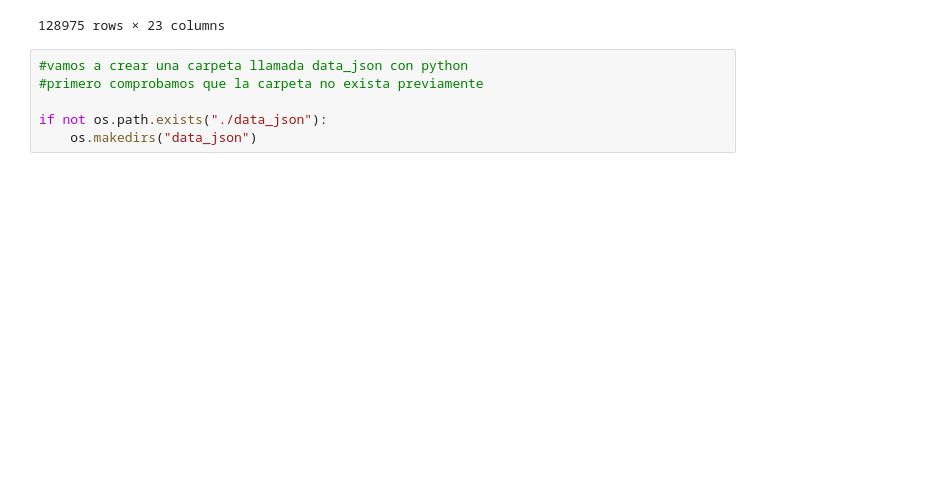
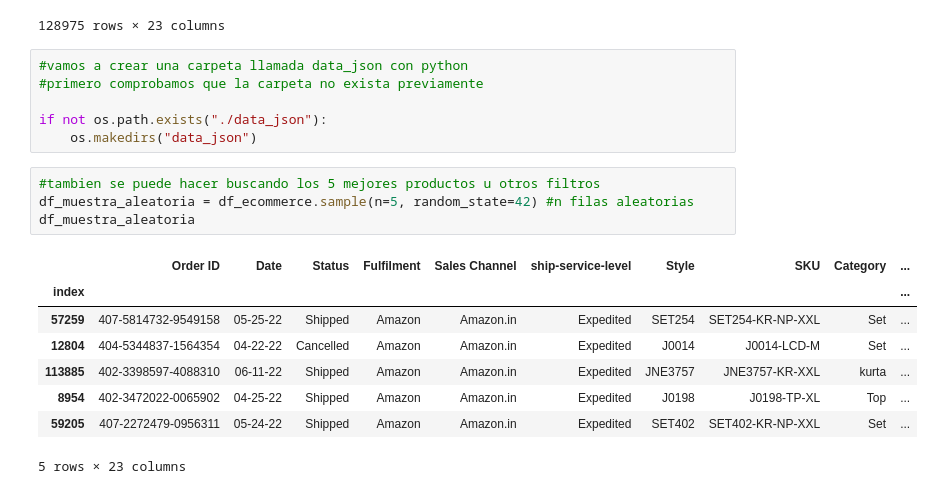
Before and after one commit to sofiagoszko/practicas-analisis-datos, a Jupyter notebook: python/PythonClase10-Nulos-Archivos/PythonClase10-Pandas-ManejoDeArchivos.ipynb, the cells around one changed output. Saved outputs shown, nothing was run; the diff lists cells and outputs as text; blank space fills up the shorter version.

```diff
--- a/python/PythonClase10-Nulos-Archivos/PythonClase10-Pandas-ManejoDeArchivos.ipynb
+++ b/python/PythonClase10-Nulos-Archivos/PythonClase10-Pandas-ManejoDeArchivos.ipynb
@@ -461,3 +461,16 @@ df_ecommerce
 
 if not os.path.exists("./data_json"):
     os.makedirs("data_json")
+# %%
+#tambien se puede hacer buscando los 5 mejores productos u otros filtros
+df_muestra_aleatoria = df_ecommerce.sample(n=5, random_state=42) #n filas aleatorias
+df_muestra_aleatoria
+# %% [output]
+|  | Order ID | Date | Status | Fulfilment | Sales Channel | ship-service-level | Style | SKU | Category | ... |
+| index |  |  |  |  |  |  |  |  |  | ... |
+| 57259 | 407-5814732-9549158 | 05-25-22 | Shipped | Amazon | Amazon.in | Expedited | SET254 | SET254-KR-NP-XXL | Set | ... |
+| 12804 | 404-5344837-1564354 | 04-22-22 | Cancelled | Amazon | Amazon.in | Expedited | J0014 | J0014-LCD-M | Set | ... |
+| 113885 | 402-3398597-4088310 | 06-11-22 | Shipped | Amazon | Amazon.in | Expedited | JNE3757 | JNE3757-KR-XXL | kurta | ... |
+| 8954 | 402-3472022-0065902 | 04-25-22 | Shipped | Amazon | Amazon.in | Expedited | J0198 | J0198-TP-XL | Top | ... |
+| 59205 | 407-2272479-0956311 | 05-24-22 | Shipped | Amazon | Amazon.in | Expedited | SET402 | SET402-KR-NP-XXL | Set | ... |
+5 rows × 23 columns
```
Also changed, not shown: parts of 1 cell of this notebook, 5 other files.
